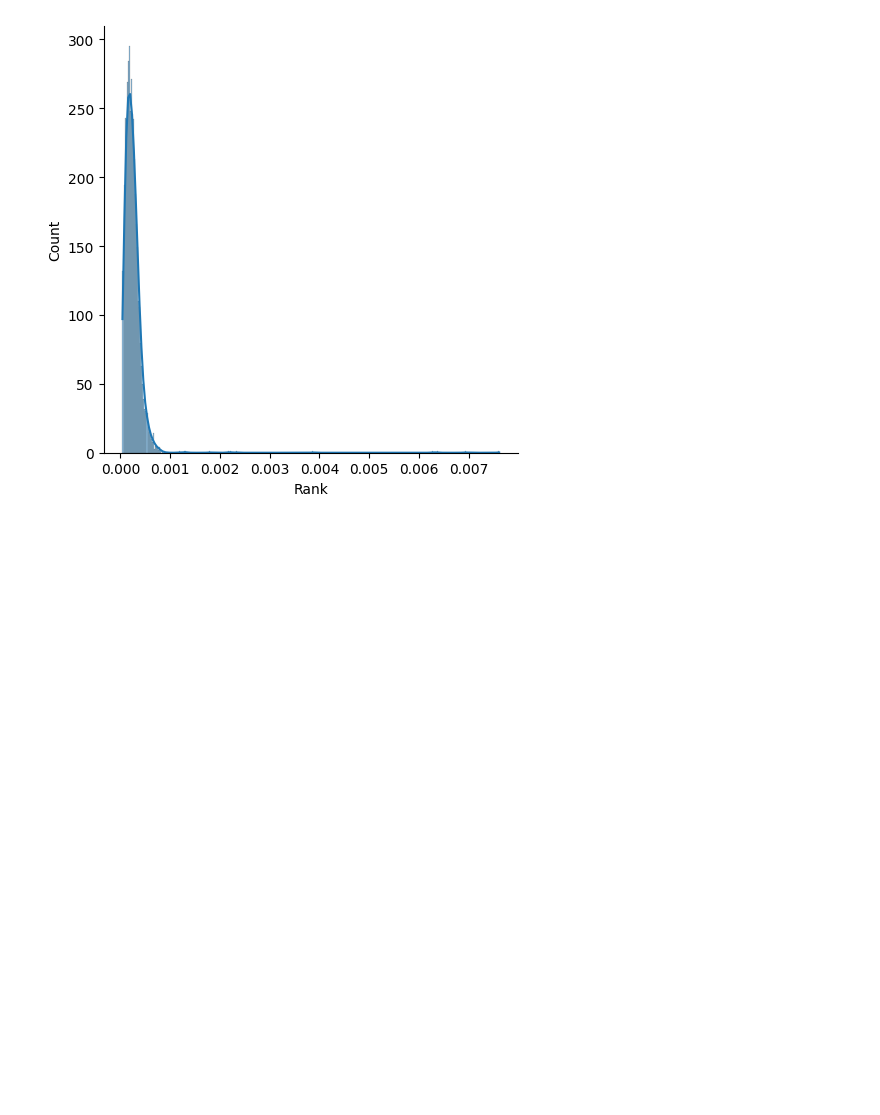
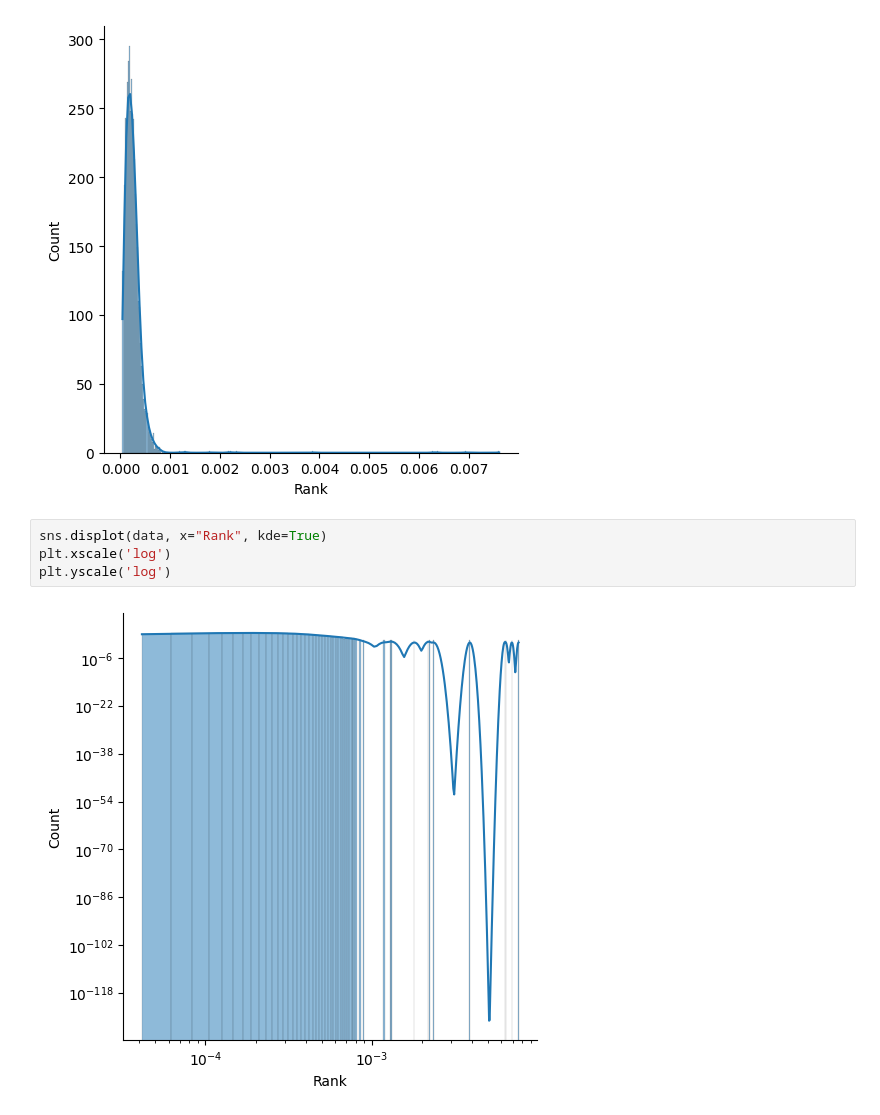
Before and after one commit to 11jolek11/complex_networks_Task, a Jupyter notebook: pagerank_a.ipynb, the cells around one changed output. Cells and saved outputs as stored; diff of their text form; blank space fills up the shorter version.

```diff
--- a/pagerank_a.ipynb
+++ b/pagerank_a.ipynb
@@ -21,3 +21,9 @@ sns.displot(data, x="Rank", kde=True)
 # %% [output]
 <seaborn.axisgrid.FacetGrid at 0x...>
 [figure]
+# %%
+sns.displot(data, x="Rank", kde=True)
+plt.xscale('log')
+plt.yscale('log')
+# %% [output]
+[figure, added]
```
Also changed, not shown: 7 other files.
